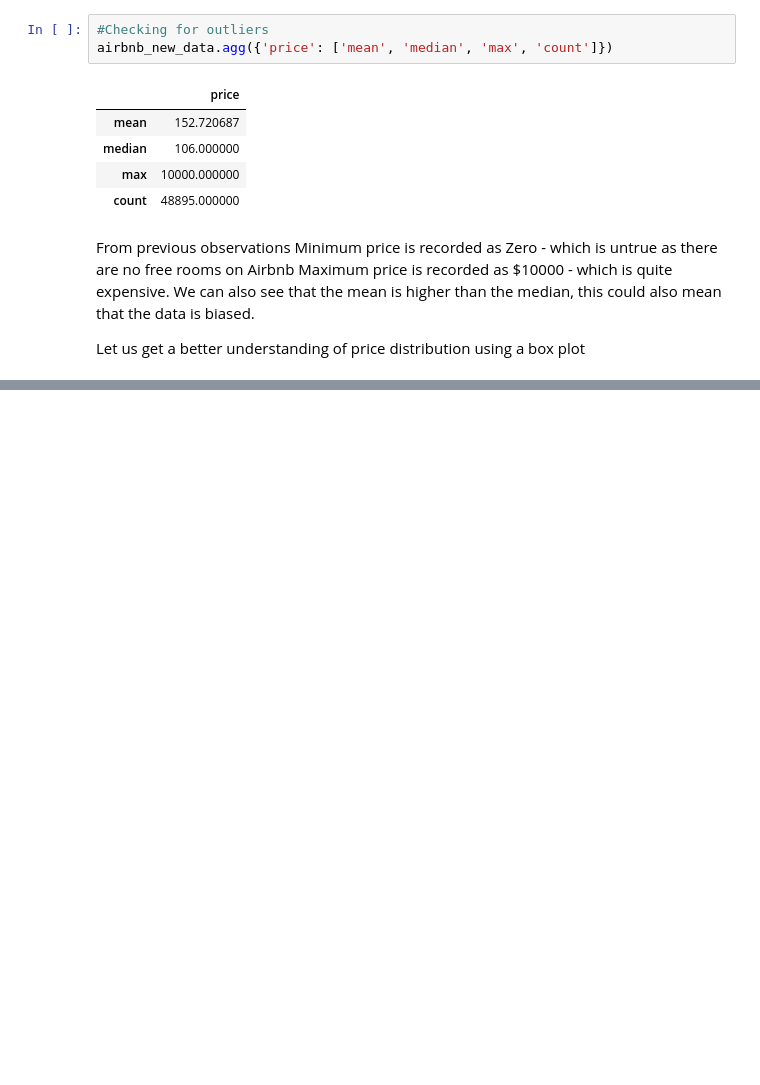
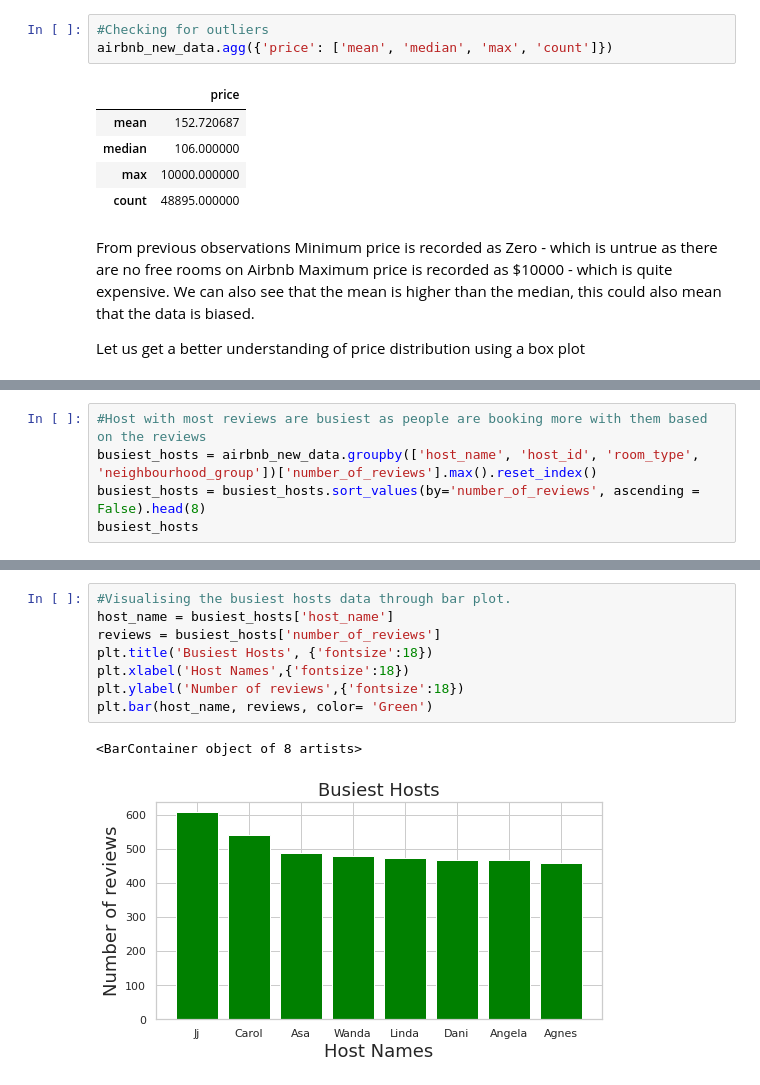
Before and after one commit to Jbdpalle/AirbBnb-Data-Analyiss, a Jupyter notebook: AirBnB_Data_Analysis.ipynb, the cells around one changed output, grey strips where cells are left out. Saved outputs shown, nothing was run; the diff lists cells and outputs as text; blank space fills up the shorter version.

```diff
--- a/AirBnB_Data_Analysis.ipynb
+++ b/AirBnB_Data_Analysis.ipynb
@@ -344,0 +389,5 @@ plt.show()
+# %%
+#Host with most reviews are busiest as people are booking more with them based on the reviews
+busiest_hosts = airbnb_new_data.groupby(['host_name', 'host_id', 'room_type', 'neighbourhood_group'])['number_of_reviews'].max().reset_index()
+busiest_hosts = busiest_hosts.sort_values(by='number_of_reviews', ascending = False).head(8)
+busiest_hosts
@@ -344,0 +404,11 @@ plt.show()
+# %%
+#Visualising the busiest hosts data through bar plot.
+host_name = busiest_hosts['host_name']
+reviews = busiest_hosts['number_of_reviews']
+plt.title('Busiest Hosts', {'fontsize':18})
+plt.xlabel('Host Names',{'fontsize':18})
+plt.ylabel('Number of reviews',{'fontsize':18})
+plt.bar(host_name, reviews, color= 'Green')
+# %% [output]
+<BarContainer object of 8 artists>
+[figure, added]
```
Also changed, not shown: parts of 17 cells of this notebook.
